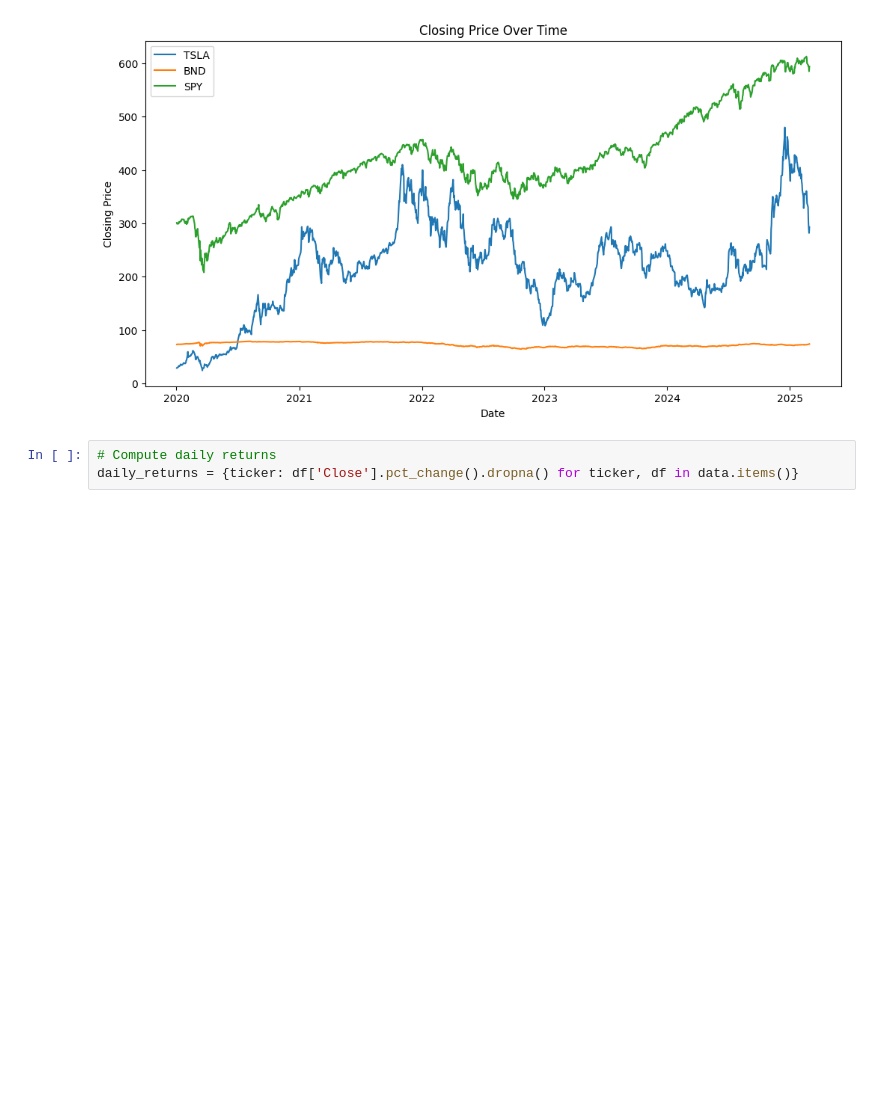
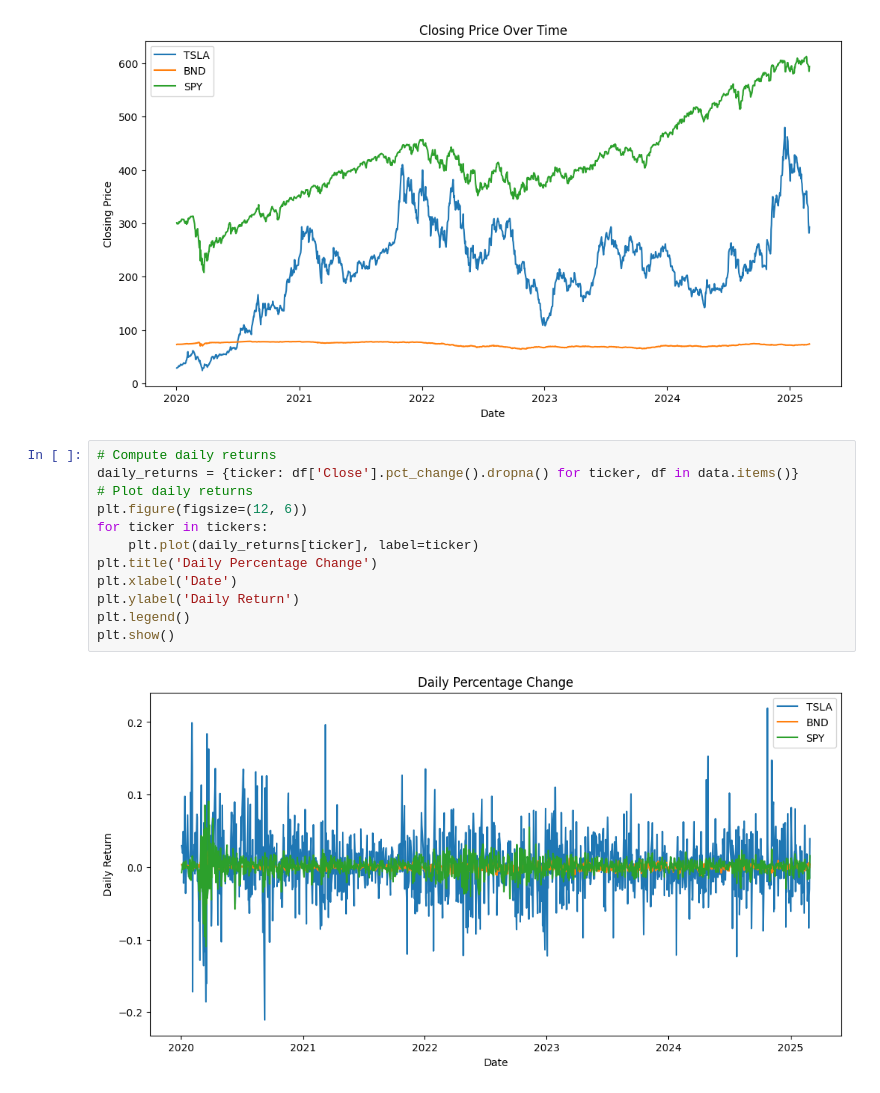
Before and after one commit to Yayerad/GMF-Investments-W11, a Jupyter notebook: notebooks/preprocessing and eda.ipynb, the cells around one changed output. Saved outputs shown, nothing was run; the diff lists cells and outputs as text; blank space fills up the shorter version.

Commit message:
daily returns

```diff
--- a/notebooks/preprocessing and eda.ipynb
+++ b/notebooks/preprocessing and eda.ipynb
@@ -115,3 +115,14 @@ plt.show()
 # %%
 # Compute daily returns
 daily_returns = {ticker: df['Close'].pct_change().dropna() for ticker, df in data.items()}
+# Plot daily returns
+plt.figure(figsize=(12, 6))
+for ticker in tickers:
+    plt.plot(daily_returns[ticker], label=ticker)
+plt.title('Daily Percentage Change')
+plt.xlabel('Date')
+plt.ylabel('Daily Return')
+plt.legend()
+plt.show()
+# %% [output]
+[figure, added]
```
